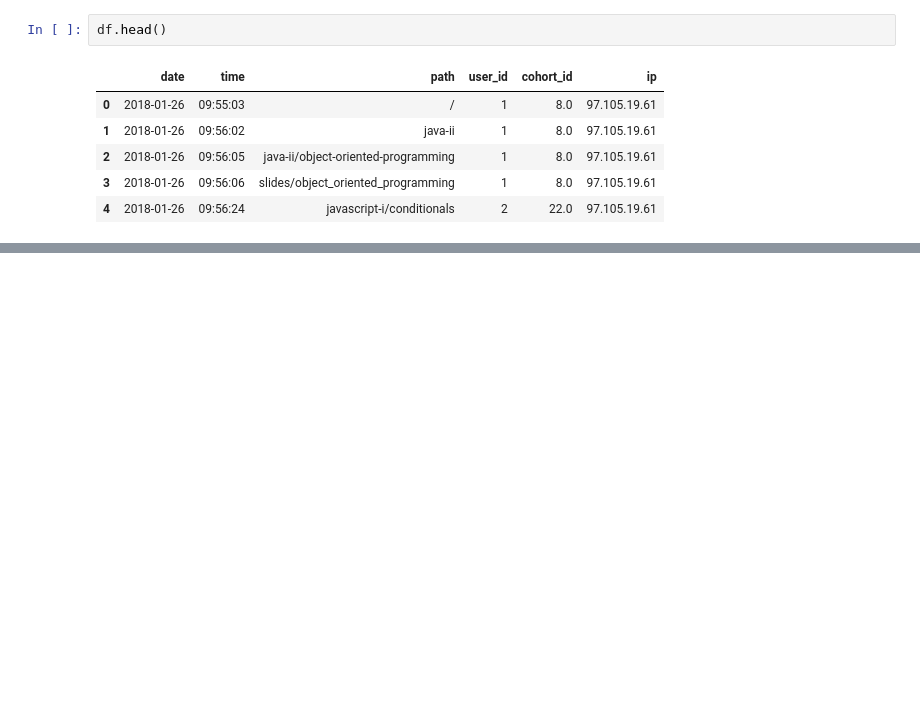
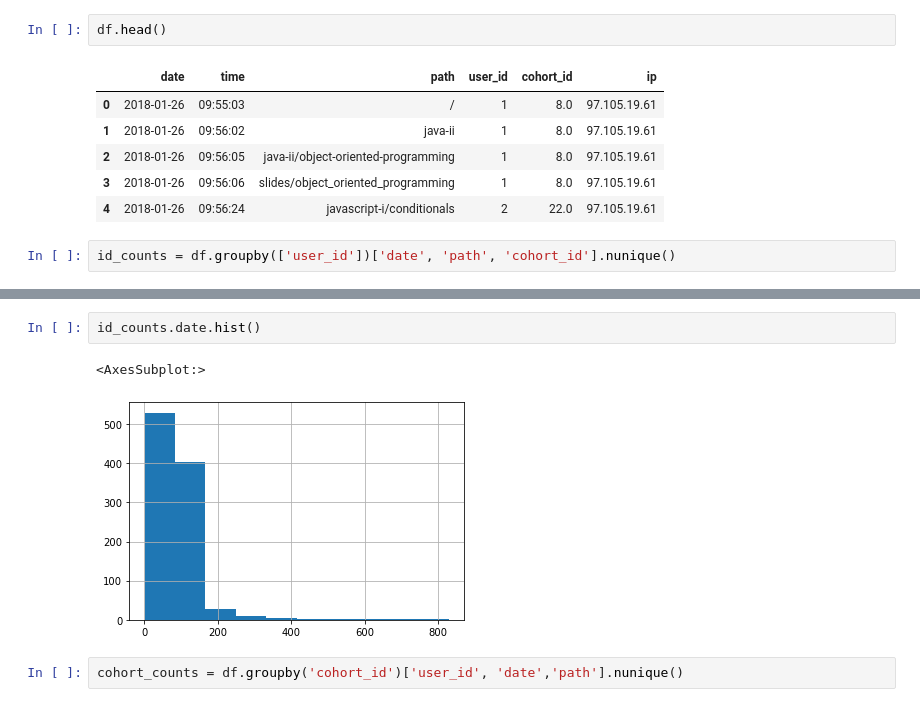
Before and after one commit to dashbringhurst/anomaly-detection-exercises, a Jupyter notebook: clustering_anomaly_detection.ipynb, the cells around one changed output, grey strips where cells are left out. Saved outputs shown, nothing was run; the diff lists cells and outputs as text; blank space fills up the shorter version.

```diff
--- a/clustering_anomaly_detection.ipynb
+++ b/clustering_anomaly_detection.ipynb
@@ -299,3 +299,5 @@ df.head()
 | 2 | 2018-01-26 | 09:56:05 | java-ii/object-oriented-programming | 1 | 8.0 | 97.105.19.61 |
 | 3 | 2018-01-26 | 09:56:06 | slides/object_oriented_programming | 1 | 8.0 | 97.105.19.61 |
 | 4 | 2018-01-26 | 09:56:24 | javascript-i/conditionals | 2 | 22.0 | 97.105.19.61 |
+# %%
+id_counts = df.groupby(['user_id'])['date', 'path', 'cohort_id'].nunique()
@@ -301,0 +314,7 @@ df.head()
+# %%
+id_counts.date.hist()
+# %% [output]
+<AxesSubplot:>
+[figure, added]
+# %%
+cohort_counts = df.groupby('cohort_id')['user_id', 'date','path'].nunique()
```
Also changed, not shown: parts of 40 cells of this notebook.
